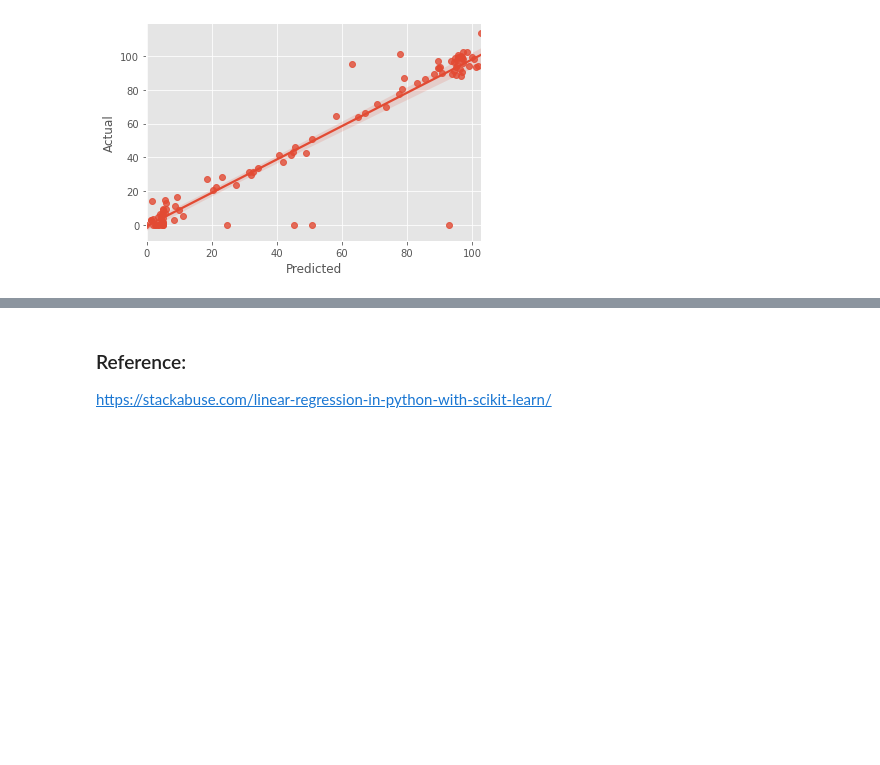
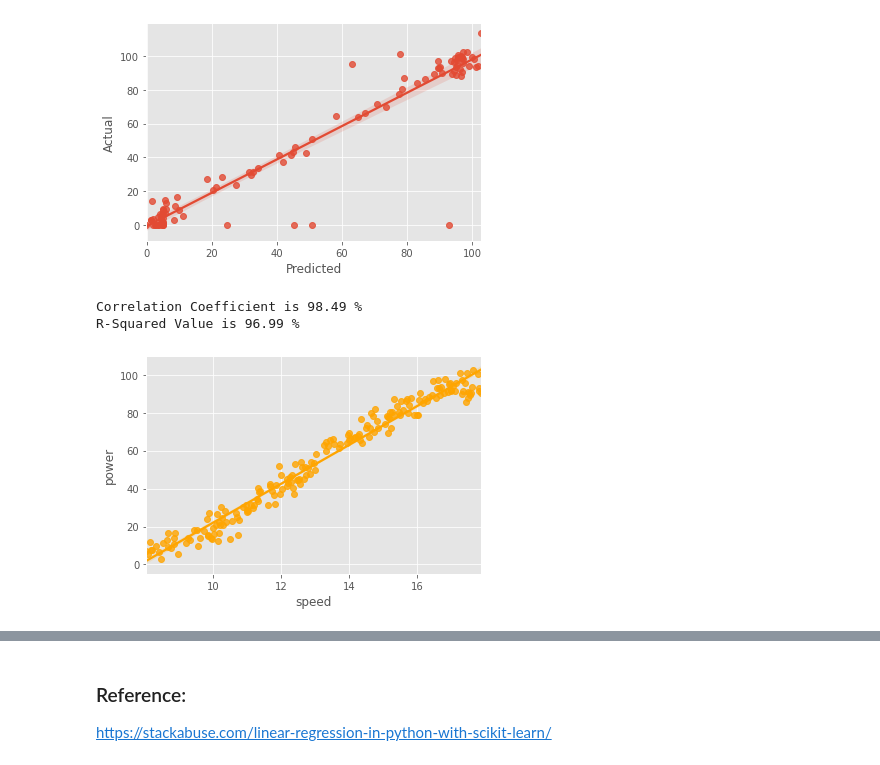
Before and after one commit to dssheldon/foda-project-sds, a Jupyter notebook: FoDA Project 2020.ipynb, the cells around one changed output, grey strips where cells are left out. Drawn from its saved outputs; the diff is of its cells as text; code cells hidden in the pictures; blank space fills up the shorter version.

Commit message:
Cleaned the dataframe and explored linear regression based on the cleaned data

```diff
--- a/FoDA Project 2020.ipynb
+++ b/FoDA Project 2020.ipynb
@@ -312,3 +312,24 @@ act_vs_pred
 | 99 | 0.000 | 24.747753 |
 100 rows × 2 columns
 [figure]
+# %%
+clean_df = df.query('speed > 8  & speed < 18 & power != 0')
+#print(clean_df)
+
+
+clean_df_correlation_xy = np.corrcoef(clean_df['speed'],clean_df['power'])[0,1]
+
+
+clean_df_r_squared = clean_df_correlation_xy**2
+
+print('Correlation Coefficient is', round(clean_df_correlation_xy * 100, 2), '%')
+print('R-Squared Value is', round(clean_df_r_squared*100, 2),'%')
+
+
+sns.regplot(data = clean_df, x="speed", y="power", color='orange')
+plt.style.use('ggplot')
+plt.show()
+# %% [output]
+Correlation Coefficient is 98.49 %
+R-Squared Value is 96.99 %
+[figure, added]
```
Also changed, not shown: parts of 1 cell of this notebook.
